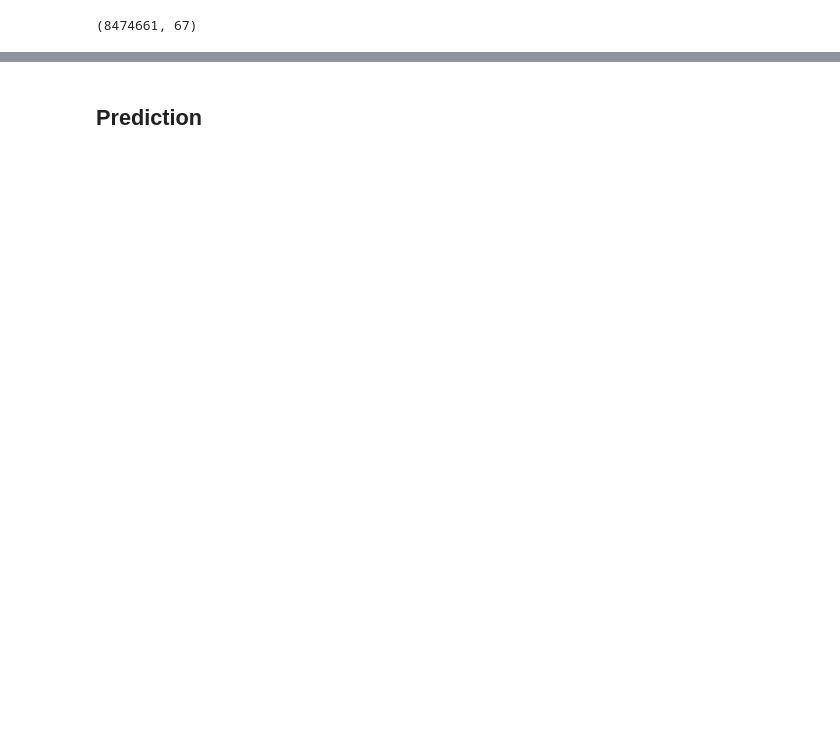
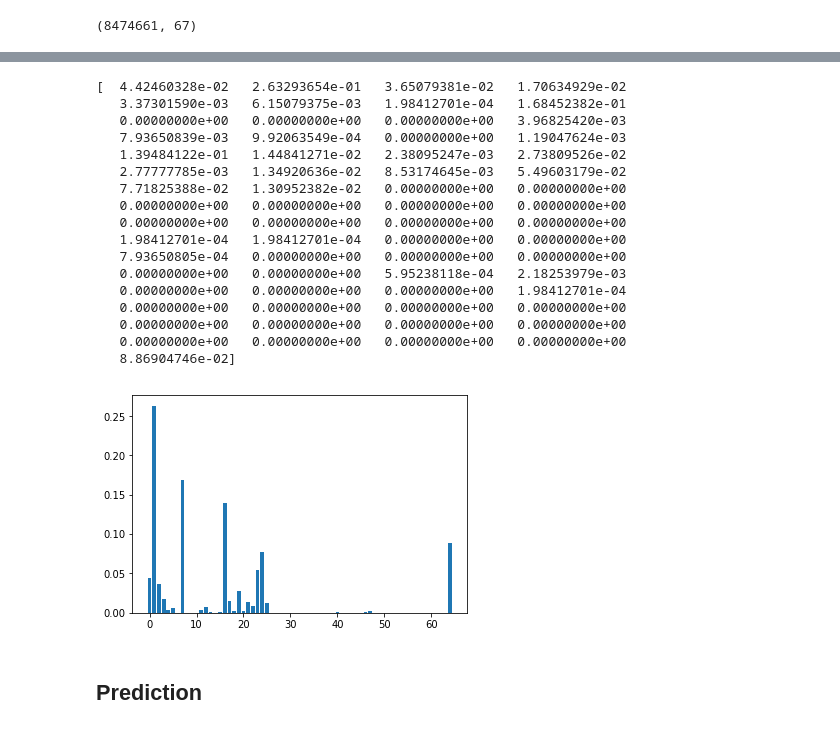
Before and after one commit to TRobertJackson/Data-Science-Projects, a Jupyter notebook: Instacart Market Basket Analysis/Instacart Market Basket Analysis.ipynb, the cells around one changed output, grey strips where cells are left out. Drawn from its saved outputs; the diff is of its cells as text; code cells hidden in the pictures; blank space fills up the shorter version.

Commit message:
add feature importance

```diff
--- a/Instacart Market Basket Analysis/Instacart Market Basket Analysis.ipynb
+++ b/Instacart Market Basket Analysis/Instacart Market Basket Analysis.ipynb
@@ -692,0 +689,4 @@ pickle.dump(parameter_optimize_result, open('parameter_optimize_result.p', 'wb')
+# %%
+xgb_model = XGBClassifier(learning_rate=0.02, max_depth=6, n_estimators=80, gamma=0, min_child_weight=3, subsample=1, nthread=-1)
+# %%
+xgb_model_fit = xgb_model.fit(X,y)
@@ -693,3 +713,27 @@ pickle.dump(parameter_optimize_result, open('parameter_optimize_result.p', 'wb')
+# %%
+print(xgb_model_fit.feature_importances_)
+# plot
+plt.bar(range(len(xgb_model_fit.feature_importances_)), xgb_model_fit.feature_importances_)
+plt.show();
+# %% [output]
+[  4.42460328e-02   2.63293654e-01   3.65079381e-02   1.70634929e-02
+   3.37301590e-03   6.15079375e-03   1.98412701e-04   1.68452382e-01
+   0.00000000e+00   0.00000000e+00   0.00000000e+00   3.96825420e-03
+   7.93650839e-03   9.92063549e-04   0.00000000e+00   1.19047624e-03
+   1.39484122e-01   1.44841271e-02   2.38095247e-03   2.73809526e-02
+   2.77777785e-03   1.34920636e-02   8.53174645e-03   5.49603179e-02
+   7.71825388e-02   1.30952382e-02   0.00000000e+00   0.00000000e+00
+   0.00000000e+00   0.00000000e+00   0.00000000e+00   0.00000000e+00
+   0.00000000e+00   0.00000000e+00   0.00000000e+00   0.00000000e+00
+   1.98412701e-04   1.98412701e-04   0.00000000e+00   0.00000000e+00
+   7.93650805e-04   0.00000000e+00   0.00000000e+00   0.00000000e+00
+   0.00000000e+00   0.00000000e+00   5.95238118e-04   2.18253979e-03
+   0.00000000e+00   0.00000000e+00   0.00000000e+00   1.98412701e-04
+   0.00000000e+00   0.00000000e+00   0.00000000e+00   0.00000000e+00
+   0.00000000e+00   0.00000000e+00   0.00000000e+00   0.00000000e+00
+   0.00000000e+00   0.00000000e+00   0.00000000e+00   0.00000000e+00
+   8.86904746e-02]
+[figure, added]
 # %% [markdown]
 ## Prediction
 # %%
```
Also changed, not shown: parts of 7 cells of this notebook, 1 other file.
